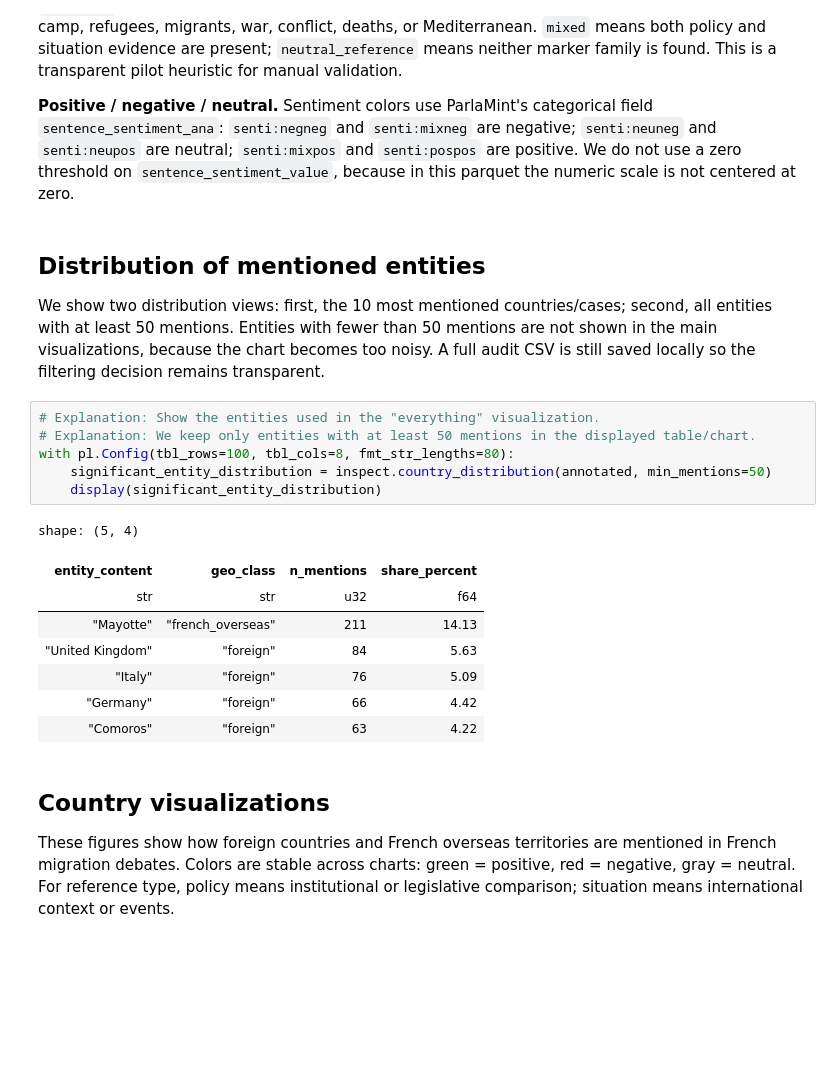
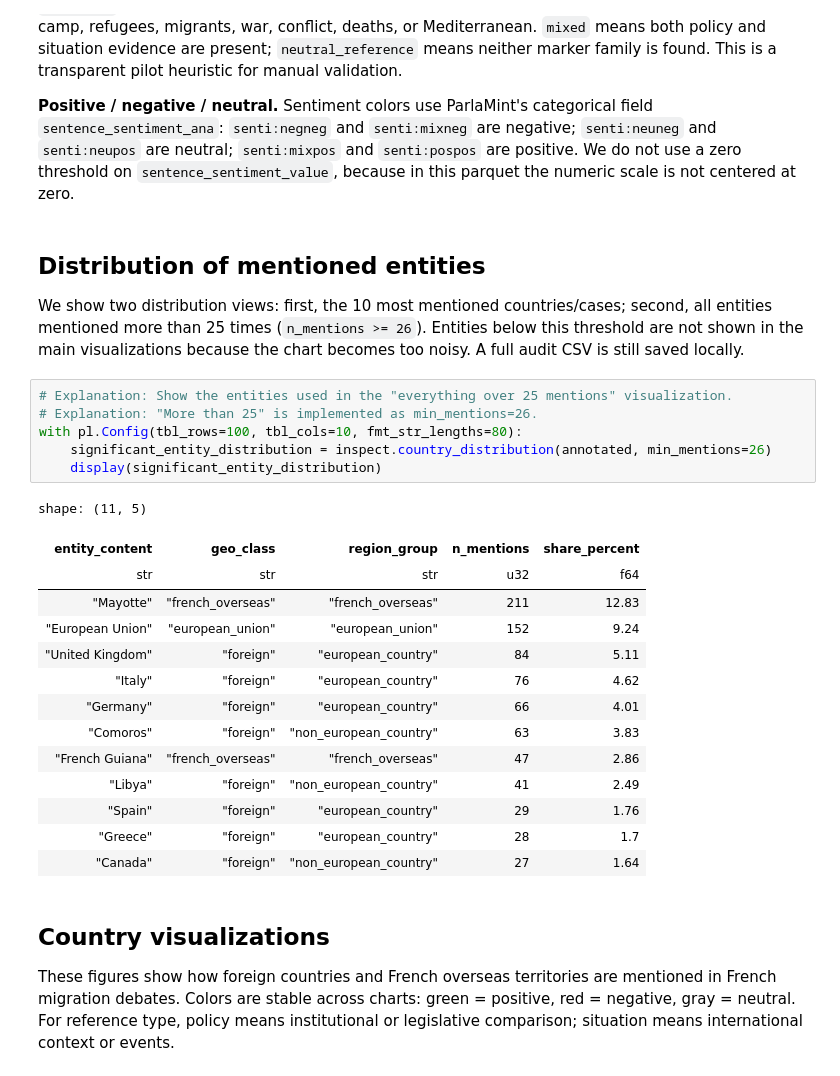
Before and after one commit to yavlenieraket/parliments_migration, a Jupyter notebook: src/migration-experiments21/parlaments-beyond-borders/notebooks/01_fra_2018_pilot.ipynb, the cells around one changed output. Drawn from its saved outputs; the diff is of its cells as text; blank space fills up the shorter version.

```diff
--- a/src/migration-experiments21/parlaments-beyond-borders/notebooks/01_fra_2018_pilot.ipynb
+++ b/src/migration-experiments21/parlaments-beyond-borders/notebooks/01_fra_2018_pilot.ipynb
@@ -215,22 +215,28 @@ Mayotte, French Guiana, and other French overseas territories are kept because t
 # %% [markdown]
 ## Distribution of mentioned entities
 
-We show two distribution views: first, the 10 most mentioned countries/cases; second, all entities with at least 50 mentions. Entities with fewer than 50 mentions are not shown in the main visualizations, because the chart becomes too noisy. A full audit CSV is still saved locally so the filtering decision remains transparent.
+We show two distribution views: first, the 10 most mentioned countries/cases; second, all entities mentioned more than 25 times (`n_mentions >= 26`). Entities below this threshold are not shown in the main visualizations because the chart becomes too noisy. A full audit CSV is still saved locally.
 # %%
-# Explanation: Show the entities used in the "everything" visualization.
-# Explanation: We keep only entities with at least 50 mentions in the displayed table/chart.
-with pl.Config(tbl_rows=100, tbl_cols=8, fmt_str_lengths=80):
-    significant_entity_distribution = inspect.country_distribution(annotated, min_mentions=50)
+# Explanation: Show the entities used in the "everything over 25 mentions" visualization.
+# Explanation: "More than 25" is implemented as min_mentions=26.
+with pl.Config(tbl_rows=100, tbl_cols=10, fmt_str_lengths=80):
+    significant_entity_distribution = inspect.country_distribution(annotated, min_mentions=26)
     display(significant_entity_distribution)
 # %% [output]
-shape: (5, 4)
+shape: (11, 5)
-| entity_content | geo_class | n_mentions | share_percent |
-| str | str | u32 | f64 |
-| "Mayotte" | "french_overseas" | 211 | 14.13 |
-| "United Kingdom" | "foreign" | 84 | 5.63 |
-| "Italy" | "foreign" | 76 | 5.09 |
-| "Germany" | "foreign" | 66 | 4.42 |
-| "Comoros" | "foreign" | 63 | 4.22 |
+| entity_content | geo_class | region_group | n_mentions | share_percent |
+| str | str | str | u32 | f64 |
+| "Mayotte" | "french_overseas" | "french_overseas" | 211 | 12.83 |
+| "European Union" | "european_union" | "european_union" | 152 | 9.24 |
+| "United Kingdom" | "foreign" | "european_country" | 84 | 5.11 |
+| "Italy" | "foreign" | "european_country" | 76 | 4.62 |
+| "Germany" | "foreign" | "european_country" | 66 | 4.01 |
+| "Comoros" | "foreign" | "non_european_country" | 63 | 3.83 |
+| "French Guiana" | "french_overseas" | "french_overseas" | 47 | 2.86 |
+| "Libya" | "foreign" | "non_european_country" | 41 | 2.49 |
+| "Spain" | "foreign" | "european_country" | 29 | 1.76 |
+| "Greece" | "foreign" | "european_country" | 28 | 1.7 |
+| "Canada" | "foreign" | "non_european_country" | 27 | 1.64 |
 # %% [markdown]
 ## Country visualizations
 
```
Also changed, not shown: parts of 10 cells of this notebook, 5 other files.
